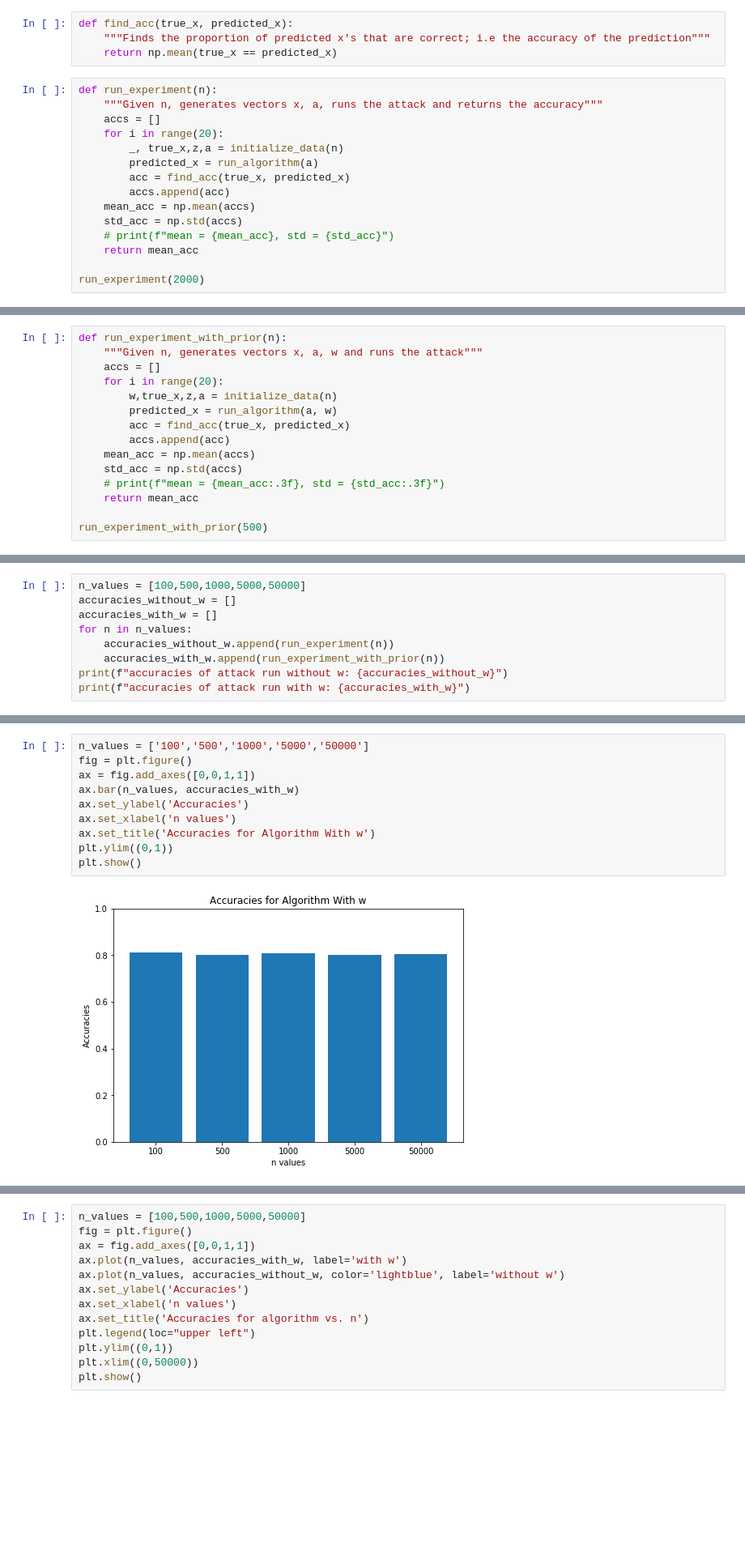
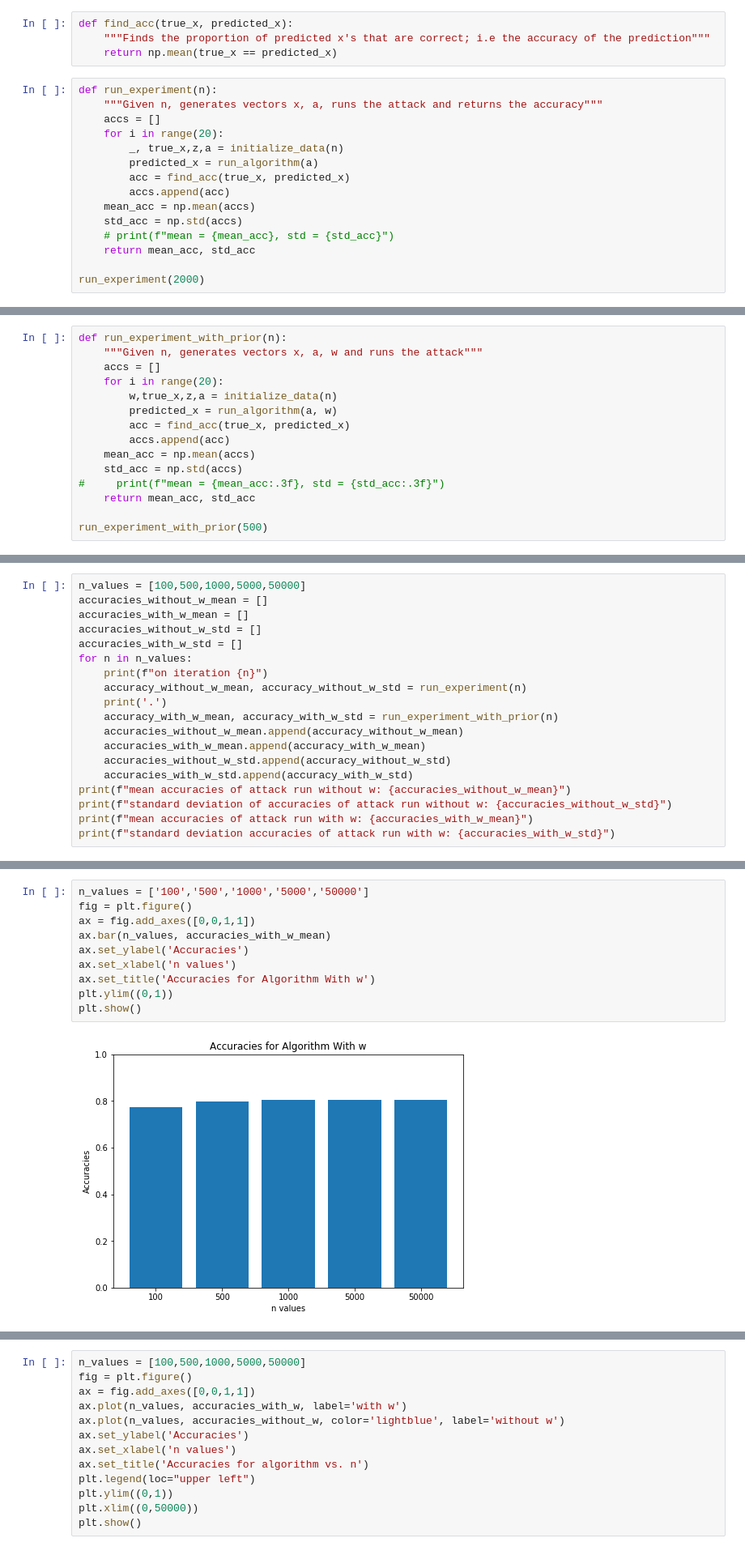
Before and after one commit to tatiana-ediger/dp-reconstruction-attack, a Jupyter notebook: attack.ipynb, the cells around one changed output, grey strips where cells are left out. Shown at 81% size. Cells and saved outputs as stored; diff of their text form; blank space fills up the shorter version.

Commit message:
updating attack

```diff
--- a/attack.ipynb
+++ b/attack.ipynb
@@ -121,7 +121,7 @@ def run_experiment(n):
     mean_acc = np.mean(accs)
     std_acc = np.std(accs)
     # print(f"mean = {mean_acc}, std = {std_acc}")
-    return mean_acc
+    return mean_acc, std_acc
 
 run_experiment(2000)
 # %% [output]
@@ -137,8 +137,8 @@ def run_experiment_with_prior(n):
         accs.append(acc)
     mean_acc = np.mean(accs)
     std_acc = np.std(accs)
-    # print(f"mean = {mean_acc:.3f}, std = {std_acc:.3f}")
-    return mean_acc
+#     print(f"mean = {mean_acc:.3f}, std = {std_acc:.3f}")
+    return mean_acc, std_acc
 
 run_experiment_with_prior(500)
 # %% [output]
@@ -146,10 +146,20 @@ run_experiment_with_prior(500)
 # %%
 n_values = [100,500,1000,5000,50000]
-accuracies_without_w = []
-accuracies_with_w = []
+accuracies_without_w_mean = []
+accuracies_with_w_mean = []
+accuracies_without_w_std = []
+accuracies_with_w_std = []
 for n in n_values:
-    accuracies_without_w.append(run_experiment(n))
-    accuracies_with_w.append(run_experiment_with_prior(n))
-print(f"accuracies of attack run without w: {accuracies_without_w}")
-print(f"accuracies of attack run with w: {accuracies_with_w}")
+    print(f"on iteration {n}")
+    accuracy_without_w_mean, accuracy_without_w_std = run_experiment(n)
+    print('.')
+    accuracy_with_w_mean, accuracy_with_w_std = run_experiment_with_prior(n)
+    accuracies_without_w_mean.append(accuracy_without_w_mean)
+    accuracies_with_w_mean.append(accuracy_with_w_mean)
+    accuracies_without_w_std.append(accuracy_without_w_std)
+    accuracies_with_w_std.append(accuracy_with_w_std)
+print(f"mean accuracies of attack run without w: {accuracies_without_w_mean}")
+print(f"standard deviation of accuracies of attack run without w: {accuracies_without_w_std}")
+print(f"mean accuracies of attack run with w: {accuracies_with_w_mean}")
+print(f"standard deviation accuracies of attack run with w: {accuracies_with_w_std}")
 # %% [output]
@@ -158,15 +180,15 @@ accuracies of attack run with w: [0.813, 0.7998, 0.8089500000000001, 0.802079999
 # %%
 n_values = ['100','500','1000','5000','50000']
 fig = plt.figure()
 ax = fig.add_axes([0,0,1,1])
-ax.bar(n_values, accuracies_with_w)
+ax.bar(n_values, accuracies_with_w_mean)
 ax.set_ylabel('Accuracies')
 ax.set_xlabel('n values')
 ax.set_title('Accuracies for Algorithm With w')
 plt.ylim((0,1))
 plt.show()
 # %% [output]
-[figure, old version]
+[figure, new version]
 # %%
 n_values = ['100','500','1000','5000','50000']
 fig = plt.figure()
```
Also changed, not shown: parts of 5 cells of this notebook.
